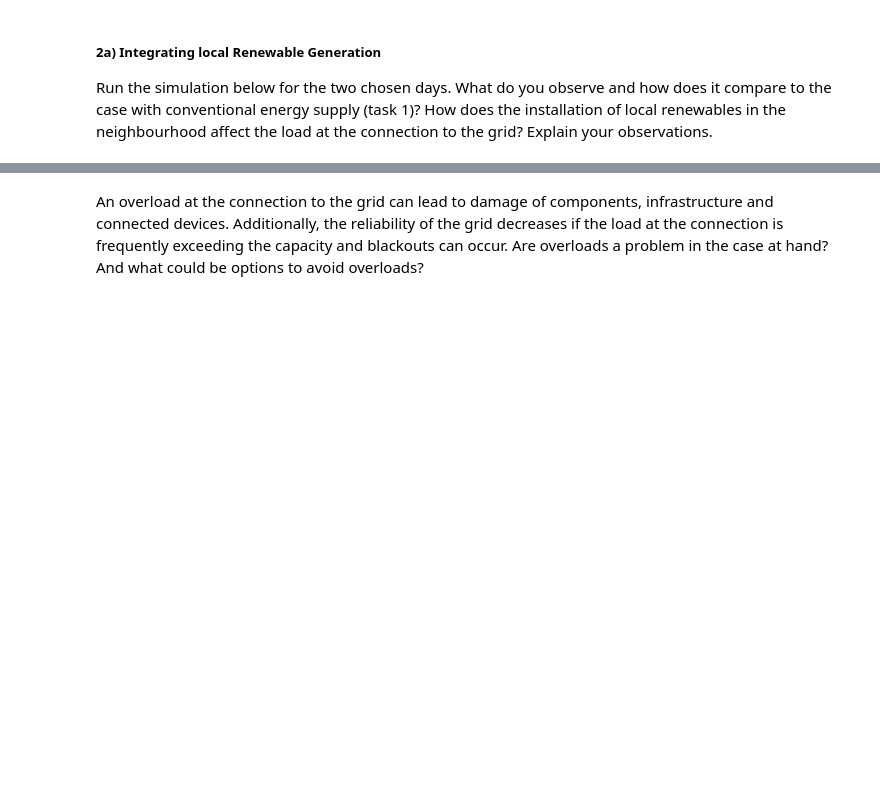
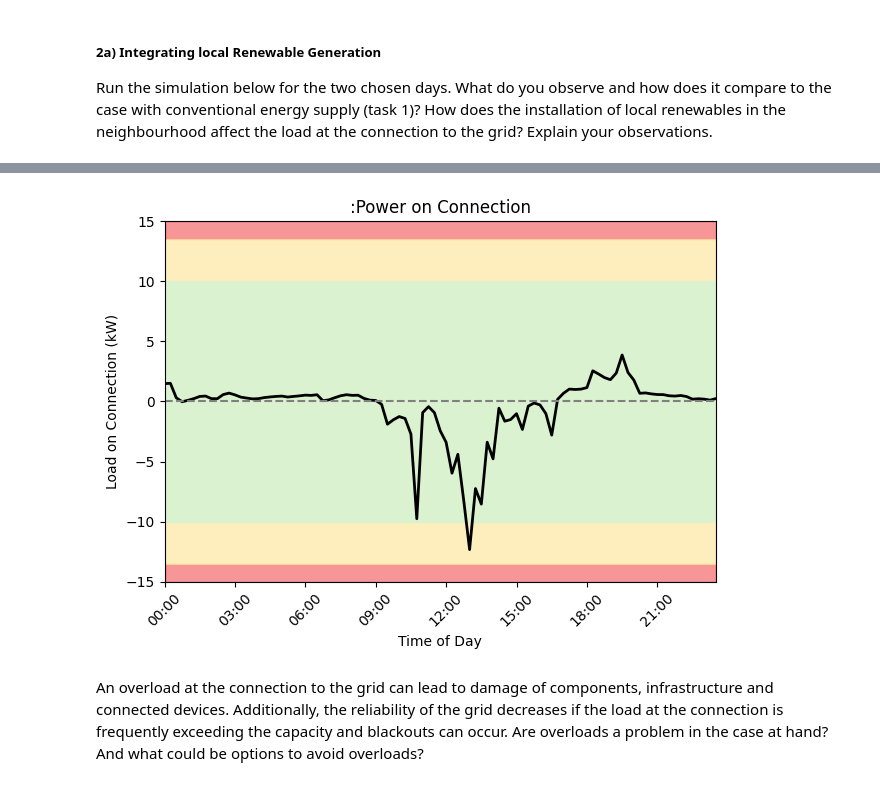
Before and after one commit to Illuminator-team/Illuminator, a Jupyter notebook: examples/Tutorial3/tutorial_physical_congestion.ipynb, the cells around one changed output, grey strips where cells are left out. Cells and saved outputs as stored; diff of their text form; code cells hidden in the pictures; blank space fills up the shorter version.

```diff
--- a/examples/Tutorial3/tutorial_physical_congestion.ipynb
+++ b/examples/Tutorial3/tutorial_physical_congestion.ipynb
@@ -59,3 +86,8 @@ grid_inputs = {'Connection_Capacity': 15, 'Tolerance Limit': 0.67, 'Critical Lim
+# %%
+# the following function plots the load at the connection for the simulated day
+functions_T3.plot_results_connection('./out_Tutorial_RES.csv', connection_cap = 15, critical_limit = 0.9, tolerance_limit = 0.67)
+# %% [output]
+[figure, added]
 # %% [markdown]
 An overload at the connection to the grid can lead to damage of components, infrastructure and connected devices. Additionally, the reliability of the grid decreases if the load at the connection is frequently exceeding the capacity and blackouts can occur. Are overloads a problem in the case at hand? And what could be options to avoid overloads?
 # %% [markdown]
```
Also changed, not shown: parts of 9 cells of this notebook, 5 other files.
